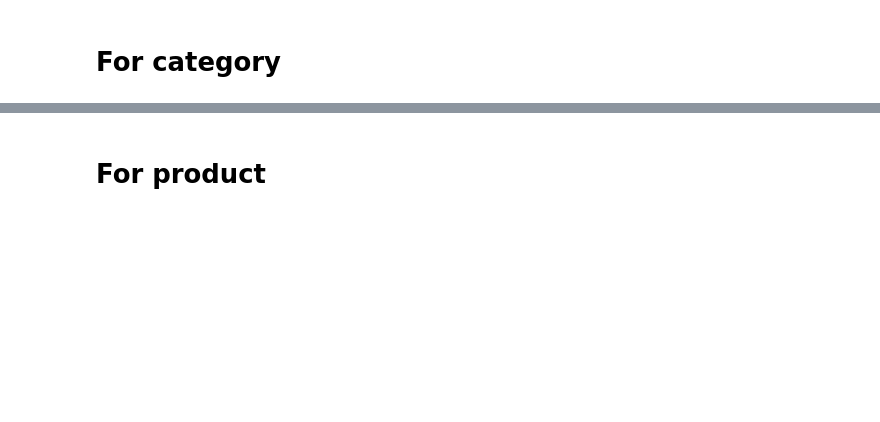
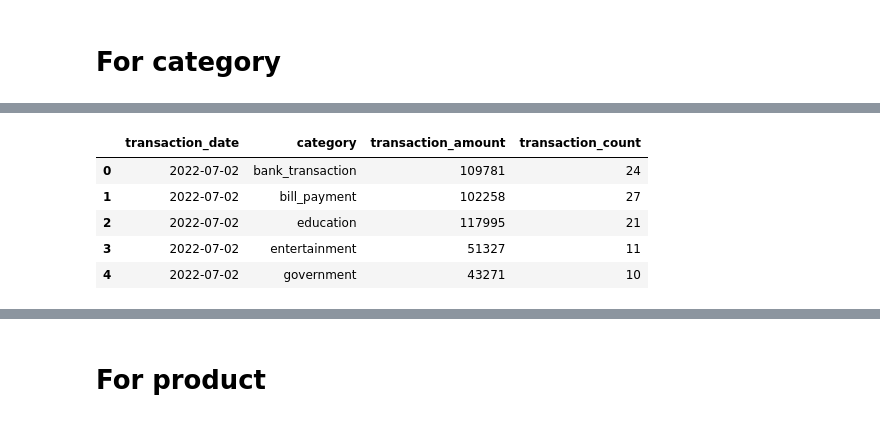
Before and after one commit to prayusgit/forecast_dashboard, a Jupyter notebook: project/data/prediction_data/prediction_data_gen_v2.ipynb, the cells around one changed output, grey strips where cells are left out. Saved outputs shown, nothing was run; the diff lists cells and outputs as text; code cells hidden in the pictures; blank space fills up the shorter version.

```diff
--- a/project/data/prediction_data/prediction_data_gen_v2.ipynb
+++ b/project/data/prediction_data/prediction_data_gen_v2.ipynb
@@ -138,3 +9,12 @@ df.head(), len(df)
+# %%
+aggregated_df.head()
+# %% [output]
+|  | transaction_date | category | transaction_amount | transaction_count |
+| 0 | 2022-07-02 | bank_transaction | 109781 | 24 |
+| 1 | 2022-07-02 | bill_payment | 102258 | 27 |
+| 2 | 2022-07-02 | education | 117995 | 21 |
+| 3 | 2022-07-02 | entertainment | 51327 | 11 |
+| 4 | 2022-07-02 | government | 43271 | 10 |
 # %%
 aggregated_df = df.groupby(['transaction_date', 'category']).agg(
     transaction_amount=('amount', 'sum'),
```
Also changed, not shown: parts of 13 cells of this notebook, 4 other files.
